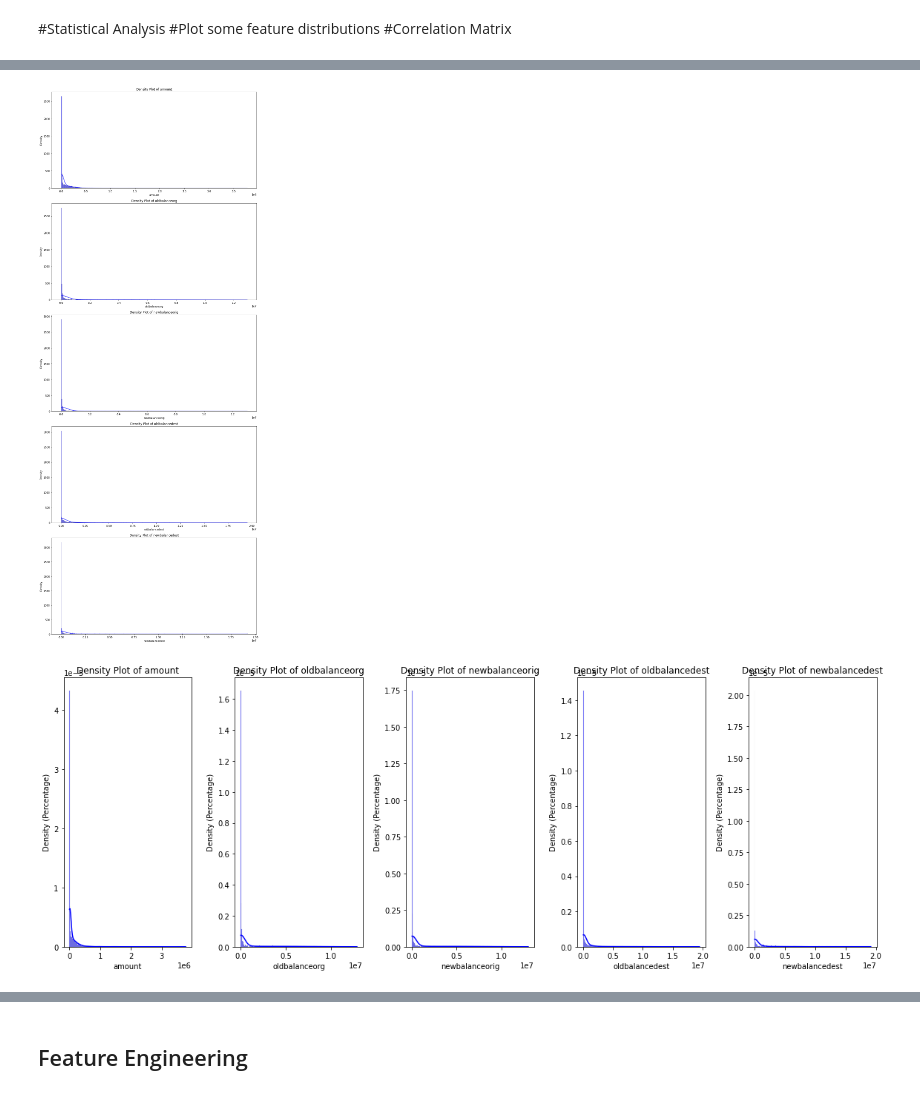
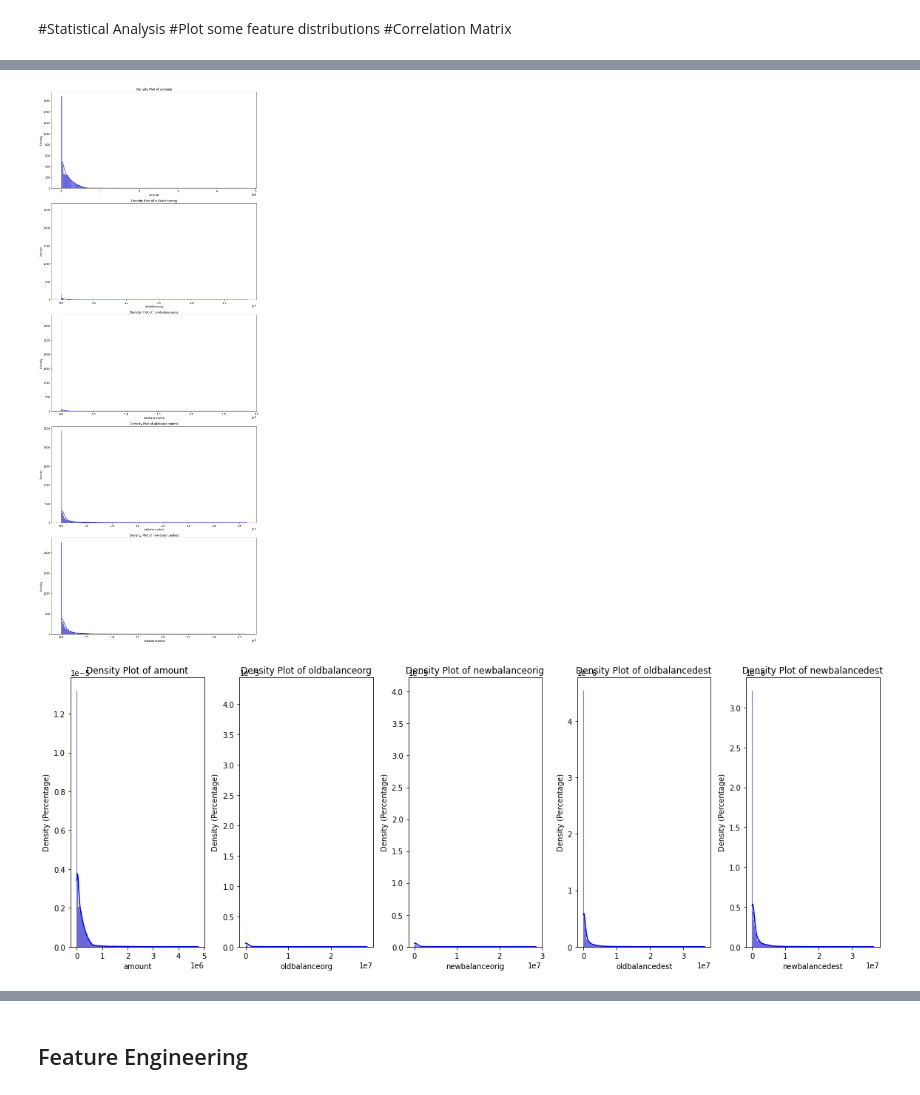
Before and after one commit to IngridRLeon/FraudDetectionMachineLearning, a Jupyter notebook: fraudmodel.ipynb, the cells around one changed output, grey strips where cells are left out. Drawn from its saved outputs; the diff is of its cells as text; code cells hidden in the pictures.

```diff
--- a/fraudmodel.ipynb
+++ b/fraudmodel.ipynb
@@ -30,9 +86,14 @@ df = spark.sql("SELECT * FROM fraud_project.fraud_full_load_external")
 # %%
 #Adding an incremental id to keep tranck of the transactions
-df = df.withColumn("id", monotonically_increasing_id())
+#df = df.withColumn("id", monotonically_increasing_id())
 # %%
-#Visualizing the features that we will be using in our model
-selected_columns = ["id","transaction_type","amount", "oldbalanceorg", "newbalanceorig", "oldbalancedest", "newbalancedest", "isfraud"]
-selected_df = df.select(*selected_columns)
-selected_df.show()
+#Selecting the features that we will be using in our model
+selected_columns = ["row_id","type","amount", "oldbalanceorg", "newbalanceorig", "oldbalancedest", "newbalancedest", "isfraud"]
+df_new = df.select(*selected_columns)
+df_new.show()
+
+#Dropping the columns that we won't be using
+#columns_to_drop=["step", "nameOrig", "nameDest", "isFlaggedFraud", "row_id"]
+#df_new=df.drop(*columns_to_drop)
+#df_new.show()
 # %% [output]
@@ -205,12 +241,12 @@ summary.show()
 # %%
 #Feature Distribution
 # Select the columns to plot
-columns_to_plot = ["transaction_type", "isfraud"]
+columns_to_plot = ["type", "isfraud"]
 
 # Create histograms for each categorical column
 for column in columns_to_plot:
     # Extract the column and convert it to a Pandas DataFrame for plotting
-    column_data = filtered_df.select(column).toPandas()
+    column_data = df_new.select(column).toPandas()
 
     # Plot the histogram
     plt.figure(figsize=(8, 6))
@@ -233,7 +269,7 @@ fig, axes = plt.subplots(nrows=len(continuous_columns), ncols=1, figsize=(12, 6
 # Create density plots and Q-Q plots for each continuous column
 for i, column in enumerate(continuous_columns):
     # Cast the column to a numeric type (e.g., double) before plotting
-    column_data = filtered_df.select(col(column).cast("double")).toPandas()
+    column_data = df_new.select(col(column).cast("double")).toPandas()
 
     # Plot the density plot
     ax = axes[i]
@@ -242,37 +278,32 @@ for i, column in enumerate(continuous_columns):
     ax.set_xlabel(column)
     ax.set_ylabel('Density')
 
-    # Plot the Q-Q plot
-    #ax = axes[i, 1]
-    #stats.probplot(column_data[column], dist="norm", plot=ax)
-    #ax.set_title(f'Q-Q Plot of {column}')
-
 # Adjust the layout and display all subplots together
 plt.tight_layout()
 plt.show()
 # %% [output]
-[figure, old version]
+[figure, new version]
 # %%
 # Create a single figure for all the density plots
 fig, axes = plt.subplots(nrows=1, ncols=len(continuous_columns), figsize=(16, 6))
 
 # Create density plots for each continuous column
 for i, column in enumerate(continuous_columns):
     # Extract the column and convert it to a Pandas DataFrame for plotting
-    column_data = filtered_df.select(col(column).cast("double")).toPandas()
+    column_data = df_new.select(col(column).cast("double")).toPandas()
 
     # Create a density plot
     ax = axes[i]
     sns.histplot(column_data[column], ax=ax, kde=True, color='blue', stat='density')
     ax.set_title(f'Density Plot of {column}')
     ax.set_xlabel(column)
     ax.set_ylabel('Density (Percentage)')  # Update the y-axis label
 
 # Adjust the layout and display all density plots together
 plt.tight_layout()
 plt.show()
 # %% [output]
-[figure, old version]
+[figure, new version]
 # %%
 # Create a single figure for all the boxplots
 fig, axes = plt.subplots(nrows=1, ncols=len(continuous_columns), figsize=(16, 6))
```
Also changed, not shown: parts of 33 cells of this notebook.
